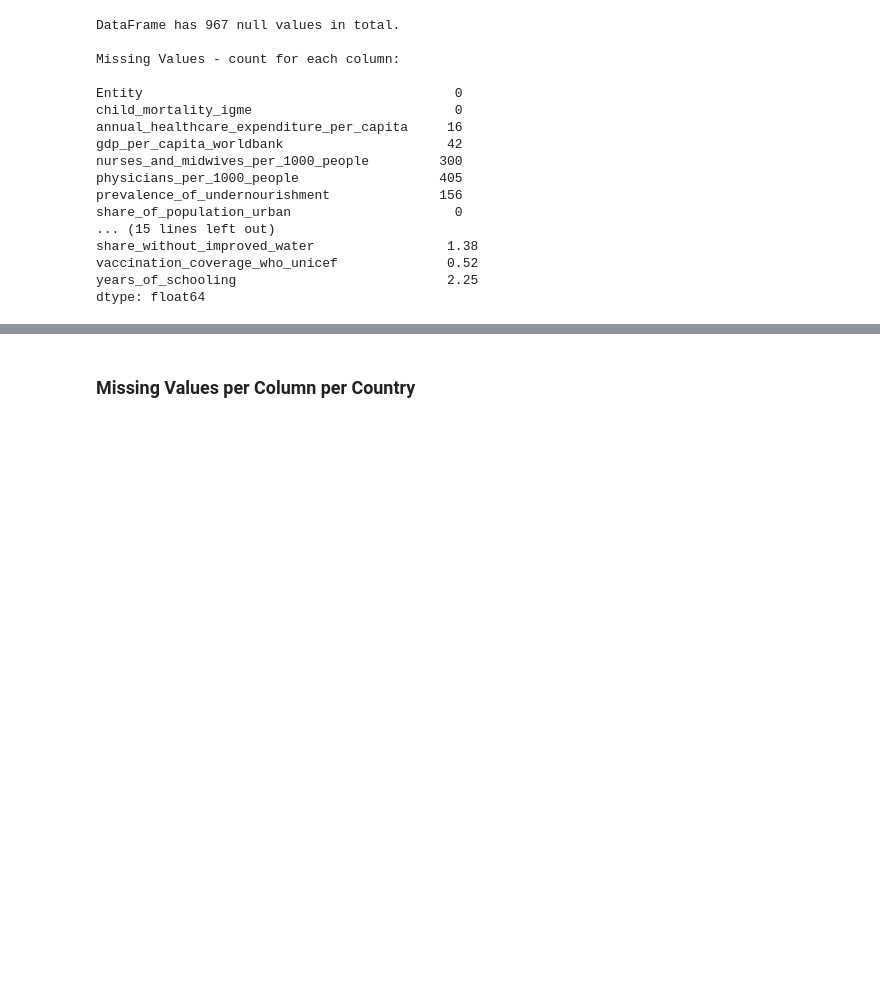
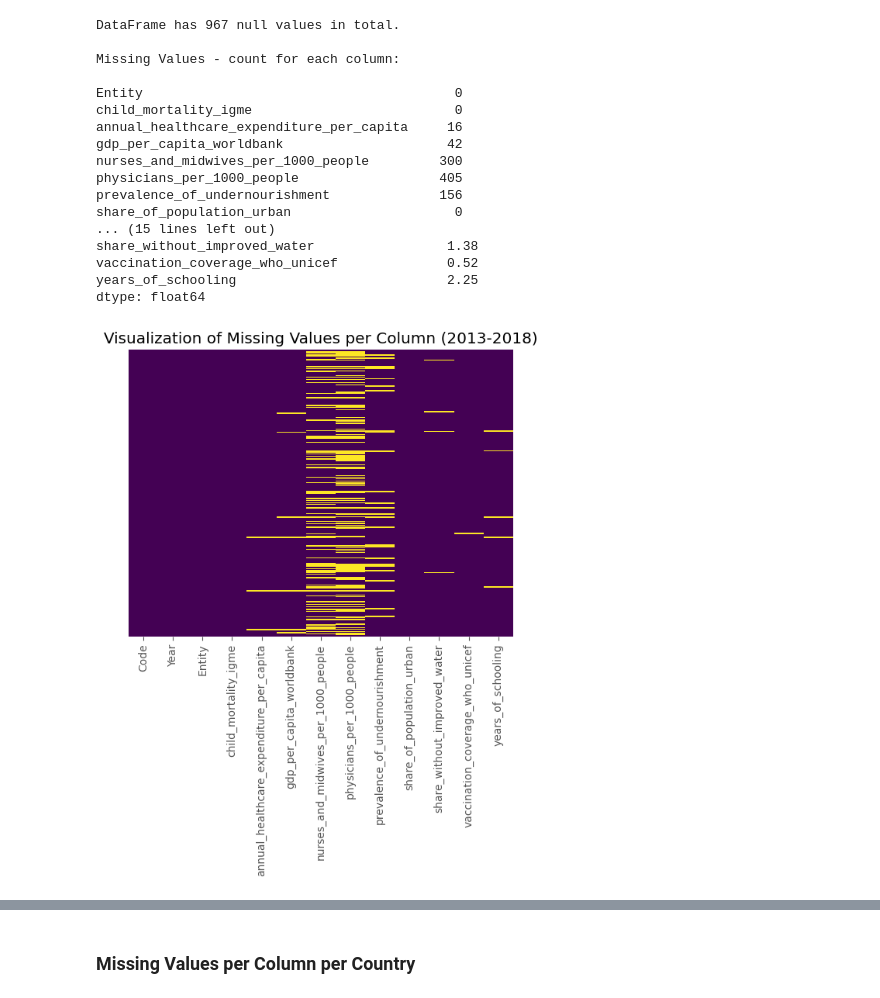
Before and after one commit to HamzahFayad/master_thesis_child_mortality, a Jupyter notebook: 01_notebooks/1_data_exploration.ipynb, the cells around one changed output, grey strips where cells are left out. Saved outputs shown, nothing was run; the diff lists cells and outputs as text; code cells hidden in the pictures; blank space fills up the shorter version.

Commit message:
missingness corr + indices

```diff
--- a/01_notebooks/1_data_exploration.ipynb
+++ b/01_notebooks/1_data_exploration.ipynb
@@ -268,3 +269,9 @@ share_without_improved_water                 1.38
 vaccination_coverage_who_unicef              0.52
 years_of_schooling                           2.25
 dtype: float64
+# %%
+sns.heatmap(filtered_df_01.isna(), cmap="viridis", cbar=False, yticklabels=False)
+plt.title("Visualization of Missing Values per Column (2013-2018)")
+plt.show()
+# %% [output]
+[figure, added]
```
Also changed, not shown: parts of 6 cells of this notebook, 2 other files.
